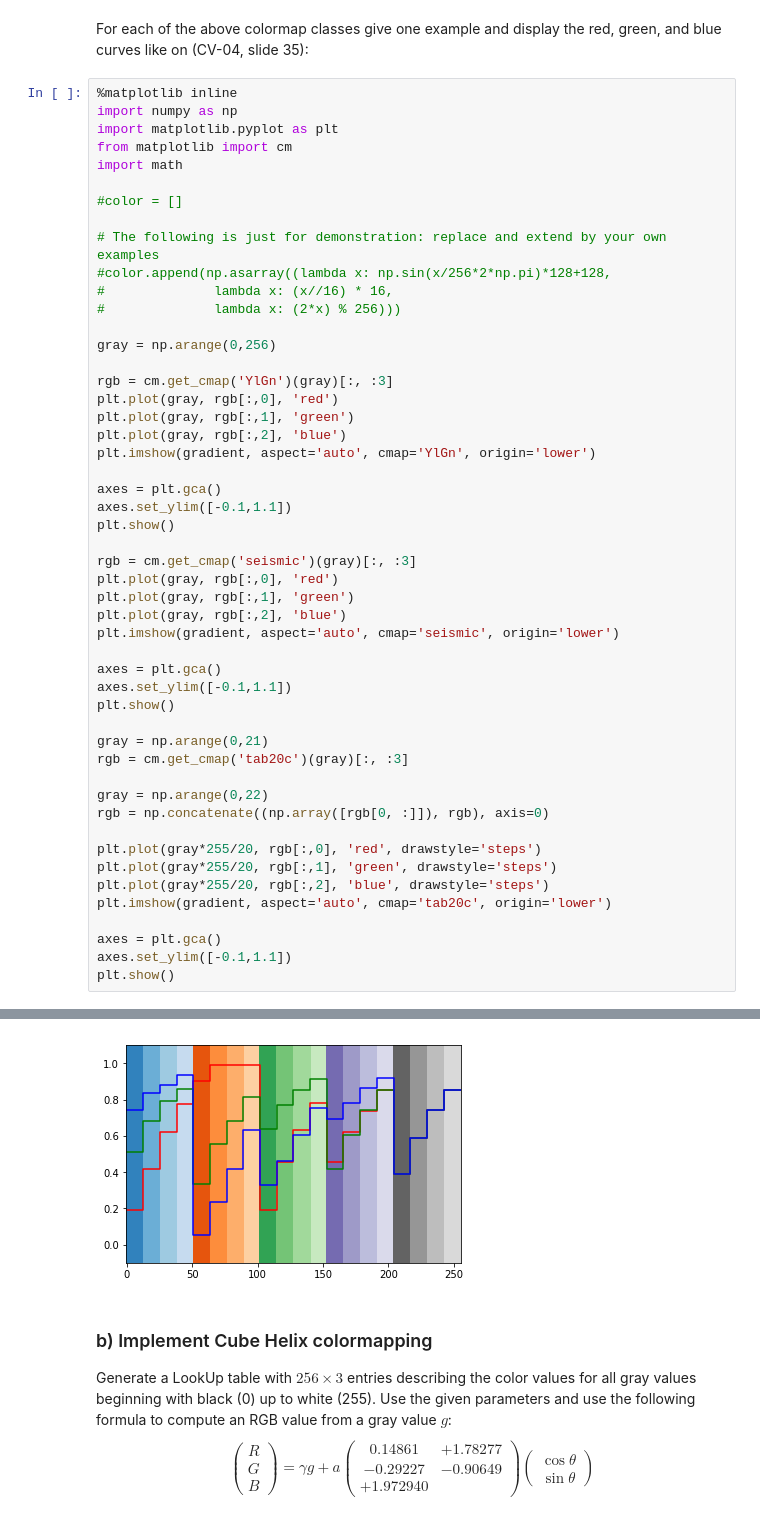
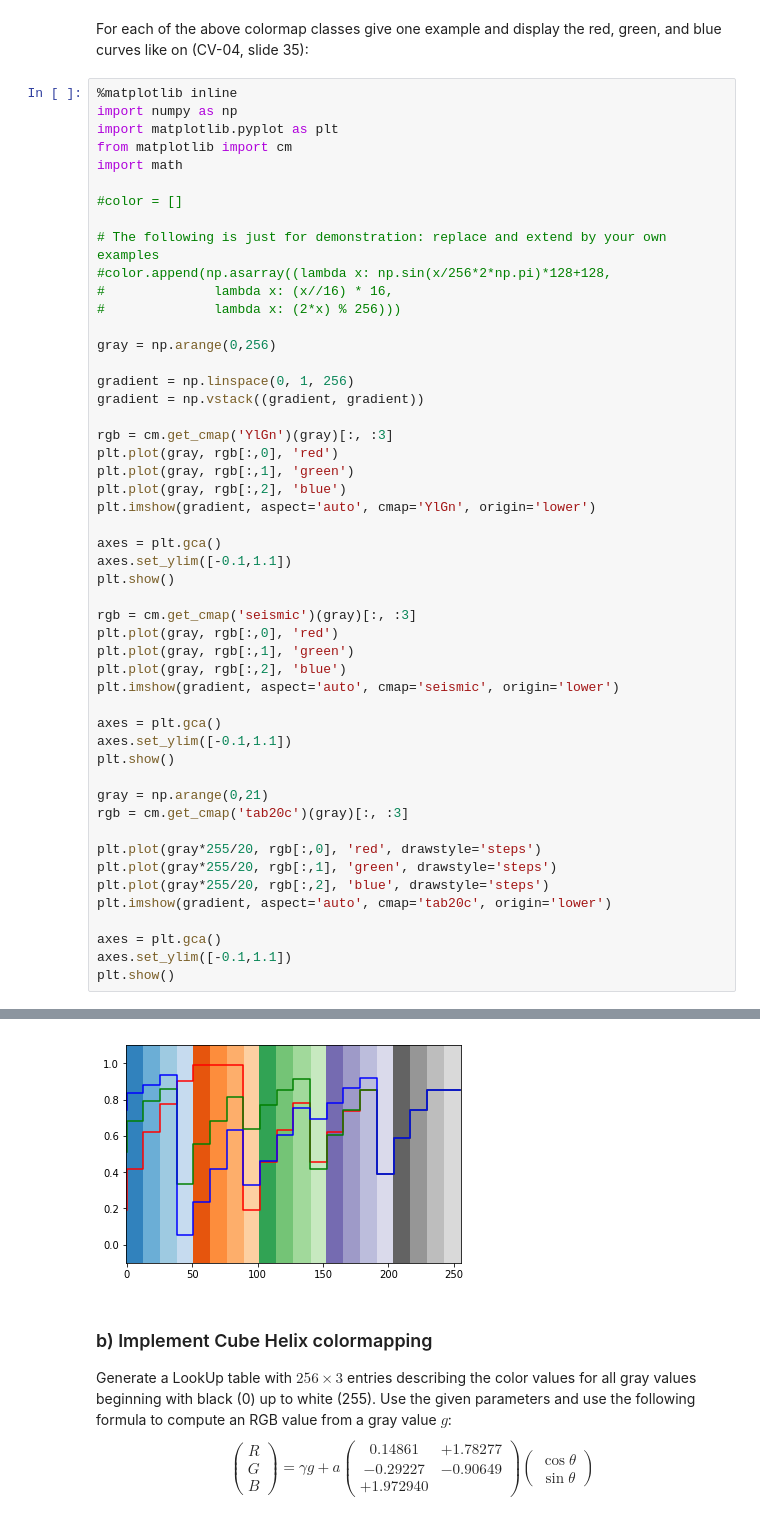
Before and after one commit to ArielMant0/cv2018, a Jupyter notebook: 02/sheet02.ipynb, the cells around one changed output, grey strips where cells are left out. Cells and saved outputs as stored; diff of their text form.

```diff
--- a/02/sheet02.ipynb
+++ b/02/sheet02.ipynb
@@ -380,6 +391,9 @@ import math
 #              lambda x: (2*x) % 256)))
 
 gray = np.arange(0,256)
+
+gradient = np.linspace(0, 1, 256)
+gradient = np.vstack((gradient, gradient))
 
 rgb = cm.get_cmap('YlGn')(gray)[:, :3]
 plt.plot(gray, rgb[:,0], 'red')
@@ -388,37 +402,34 @@ plt.plot(gray, rgb[:,2], 'blue')
 plt.imshow(gradient, aspect='auto', cmap='YlGn', origin='lower')
 
 axes = plt.gca()
 axes.set_ylim([-0.1,1.1])
 plt.show()
 
 rgb = cm.get_cmap('seismic')(gray)[:, :3]
 plt.plot(gray, rgb[:,0], 'red')
 plt.plot(gray, rgb[:,1], 'green')
 plt.plot(gray, rgb[:,2], 'blue')
 plt.imshow(gradient, aspect='auto', cmap='seismic', origin='lower')
 
 axes = plt.gca()
 axes.set_ylim([-0.1,1.1])
 plt.show()
 
 gray = np.arange(0,21)
 rgb = cm.get_cmap('tab20c')(gray)[:, :3]
 
-gray = np.arange(0,22)
-rgb = np.concatenate((np.array([rgb[0, :]]), rgb), axis=0)
-
 plt.plot(gray*255/20, rgb[:,0], 'red', drawstyle='steps')
 plt.plot(gray*255/20, rgb[:,1], 'green', drawstyle='steps')
 plt.plot(gray*255/20, rgb[:,2], 'blue', drawstyle='steps')
 plt.imshow(gradient, aspect='auto', cmap='tab20c', origin='lower')
 
 axes = plt.gca()
 axes.set_ylim([-0.1,1.1])
 plt.show()
 # %% [output]
 [figure]
 [figure]
-[figure, old version]
+[figure, new version]
 # %% [markdown]
 ### b) Implement Cube Helix colormapping
 Generate a LookUp table with $256 \times 3$ entries describing the color values for all gray values beginning with black (0) up to white (255). Use the given parameters and use the following formula to compute an RGB value from a gray value $g$:
```
Also changed, not shown: parts of 11 cells of this notebook.
